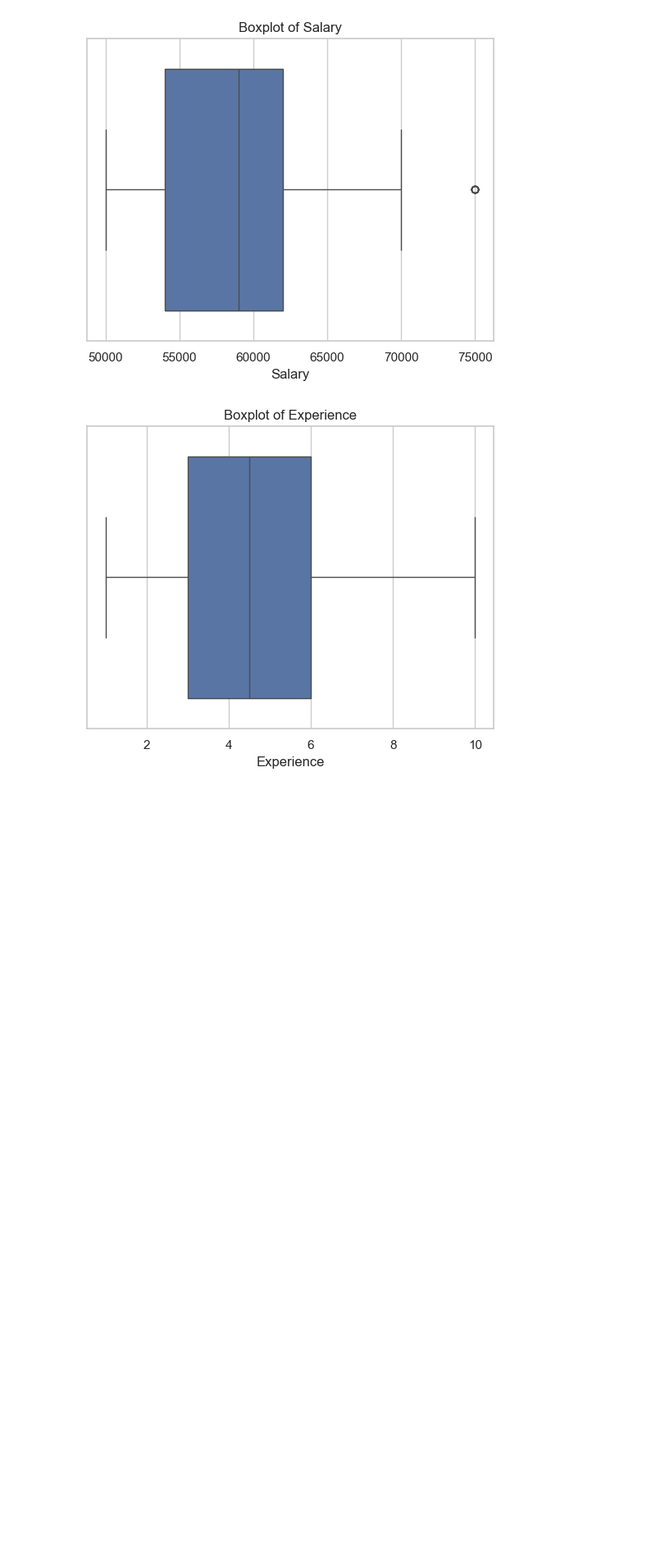
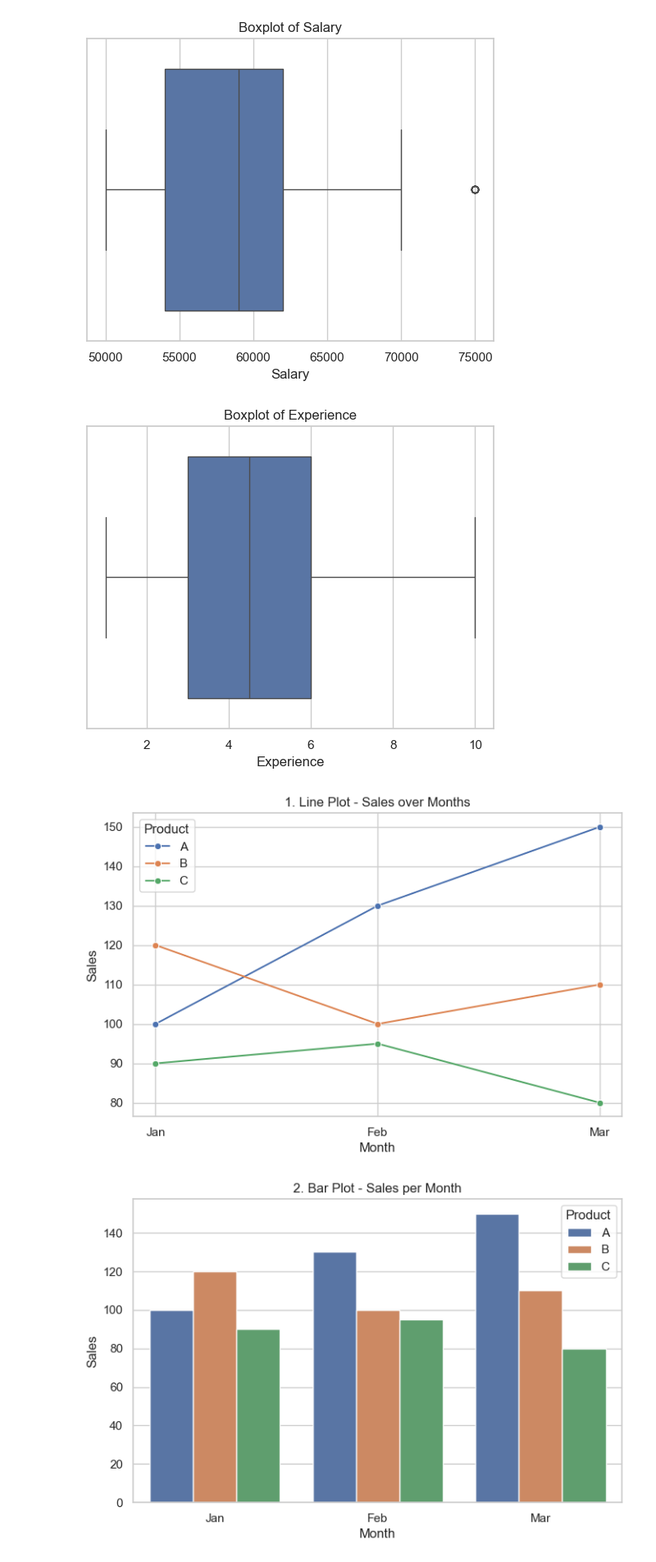
Before and after one commit to Vatsal1204/seaborn-matplotlib, a Jupyter notebook: seabornexaam.ipynb, the cells around one changed output. Shown: that part at 82% size. Drawn from its saved outputs; the diff is of its cells as text; code cells hidden in the pictures; blank space fills up the shorter version.

Commit message:
final exam of seaborn

```diff
--- a/seabornexaam.ipynb
+++ b/seabornexaam.ipynb
@@ -49,3 +41,66 @@ for col in numeric_df.columns:
 [figure]
 [figure]
 [figure]
+# %%
+import pandas as pd
+import matplotlib.pyplot as plt
+import seaborn as sns
+
+data = pd.read_json("sales.json")
+plt.rcParams["figure.figsize"] = (8, 5)
+sns.set_style("whitegrid")
+
+plt.figure()
+sns.lineplot(x='Month', y='Sales', hue='Product', data=data, marker='o')
+plt.title("1. Line Plot - Sales over Months")
+plt.show()
+
+plt.figure()
+sns.barplot(x='Month', y='Sales', hue='Product', data=data)
+plt.title("2. Bar Plot - Sales per Month")
+plt.show()
+
+#3
+plt.figure()
+sns.boxplot(x='Product', y='Sales', data=data)
+plt.title("3. Box Plot - Sales by Product")
+plt.show()
+
+plt.figure()
+sns.violinplot(x='Product', y='Sales', data=data)
+plt.title("4. Violin Plot - Sales by Product")
+plt.show()
+
+plt.figure()
+sns.stripplot(x='Month', y='Sales', hue='Product', data=data, jitter=True)
+plt.title("5. Strip Plot - Sales Scatter")
+plt.show()
+
+plt.figure()
+sns.swarmplot(x='Month', y='Sales', hue='Product', data=data)
+plt.title("6. Swarm Plot - Sales by Month")
+plt.show()
+
+plt.figure()
+sns.histplot(data=data, x='Sales', hue='Product', bins=5)
+plt.title("7. Histogram - Sales Distribution")
+plt.show()
+
+plt.figure()
+sns.kdeplot(data=data, x='Sales', hue='Product', fill=True)
+plt.title("8. KDE Plot - Sales Density")
+plt.show()
+
+plt.figure()
+sns.pointplot(x='Month', y='Sales', hue='Product', data=data)
+plt.title("9. Point Plot - Monthly Sales Trend")
+plt.show()
+
+plt.figure()
+pivot_data = data.pivot_table(index='Product', columns='Month', values='Sales')
+sns.heatmap(pivot_data, annot=True, cmap='Blues')
+plt.title("10. Heatmap - Sales Matrix")
+plt.show()
+# %% [output]
+[figure, added]
+[figure, added]
```
Also changed, not shown: parts of 2 cells of this notebook.
